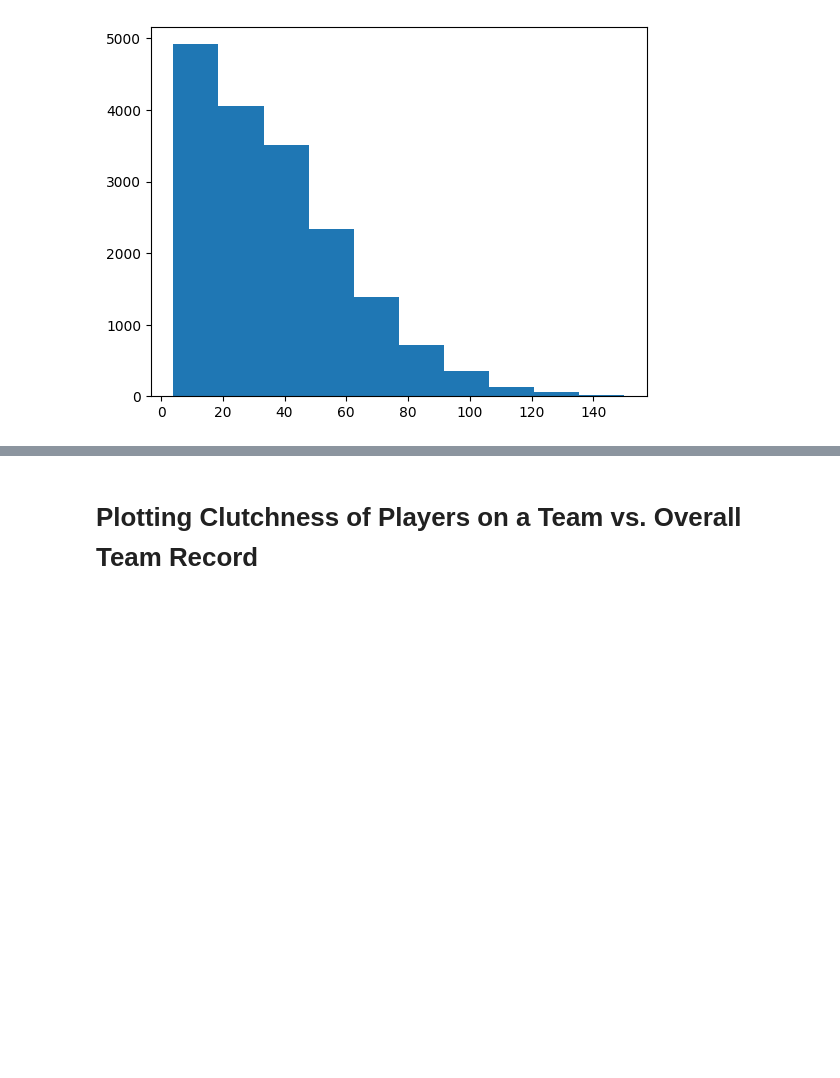
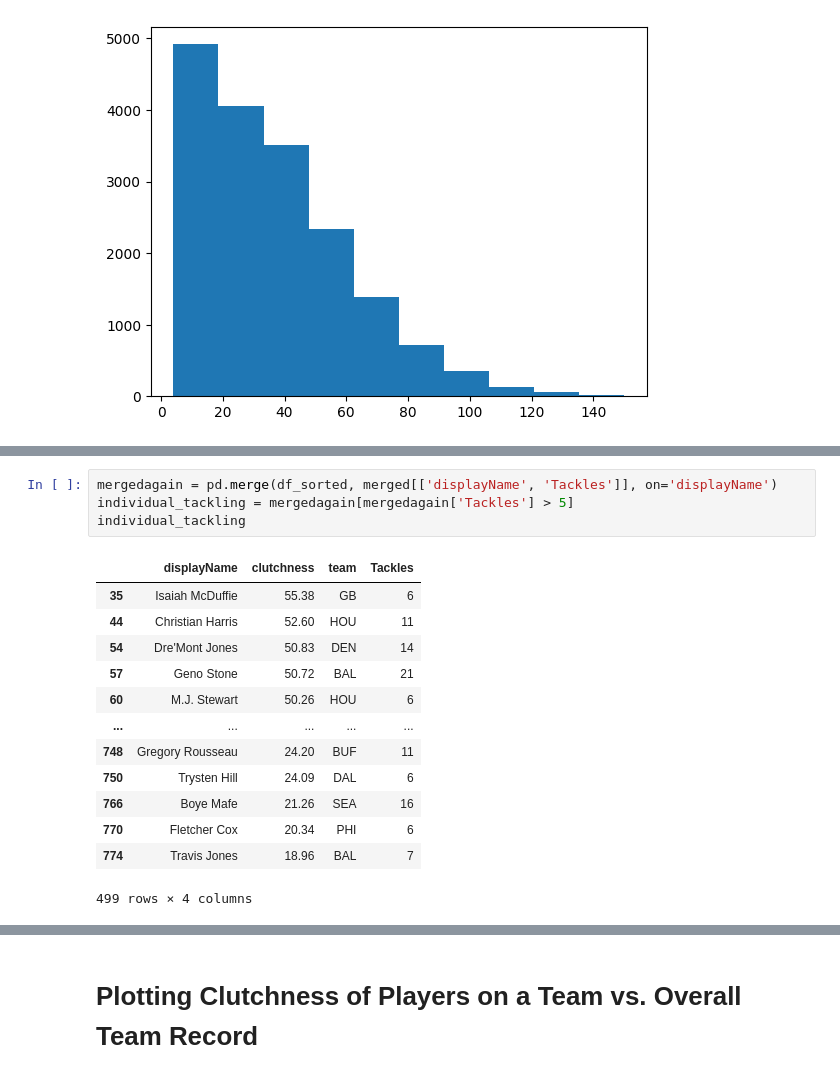
Before and after one commit to BHeller77/BigData, a Jupyter notebook: Analysis.ipynb, the cells around one changed output, grey strips where cells are left out. Cells and saved outputs as stored; diff of their text form; blank space fills up the shorter version.

```diff
--- a/Analysis.ipynb
+++ b/Analysis.ipynb
@@ -175,3 +218,21 @@ individual_tackling
+# %%
+mergedagain = pd.merge(df_sorted, merged[['displayName', 'Tackles']], on='displayName')
+individual_tackling = mergedagain[mergedagain['Tackles'] > 5]
+individual_tackling
+# %% [output]
+|  | displayName | clutchness | team | Tackles |
+| 35 | Isaiah McDuffie | 55.38 | GB | 6 |
+| 44 | Christian Harris | 52.60 | HOU | 11 |
+| 54 | Dre'Mont Jones | 50.83 | DEN | 14 |
+| 57 | Geno Stone | 50.72 | BAL | 21 |
+| 60 | M.J. Stewart | 50.26 | HOU | 6 |
+| ... | ... | ... | ... | ... |
+| 748 | Gregory Rousseau | 24.20 | BUF | 11 |
+| 750 | Trysten Hill | 24.09 | DAL | 6 |
+| 766 | Boye Mafe | 21.26 | SEA | 16 |
+| 770 | Fletcher Cox | 20.34 | PHI | 6 |
+| 774 | Travis Jones | 18.96 | BAL | 7 |
+499 rows × 4 columns
 # %%
 # Add winningPct and position to averages dataframe
 
```
Also changed, not shown: parts of 6 cells of this notebook.
